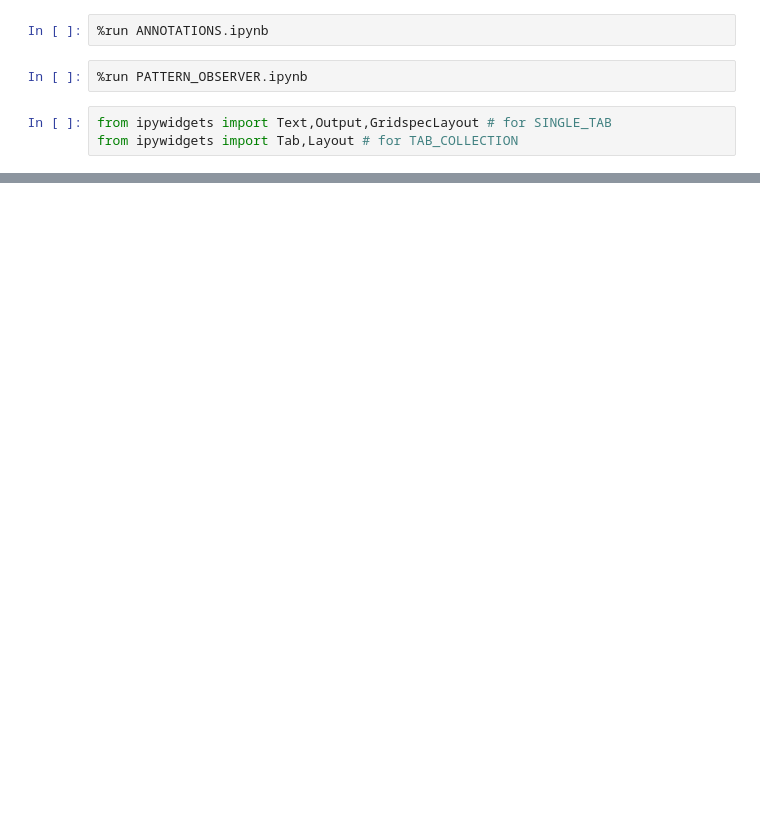
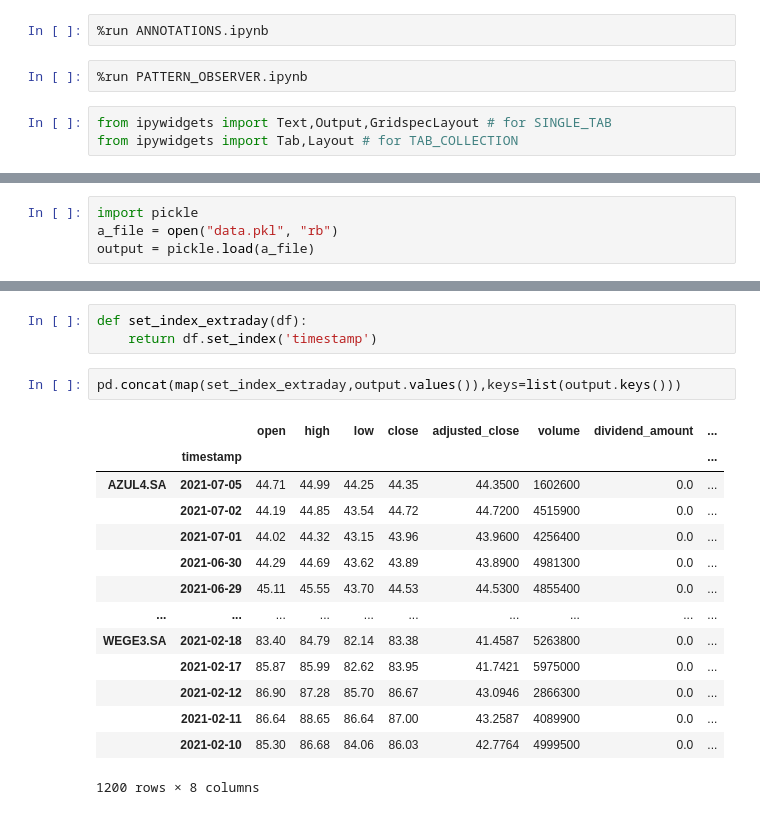
Before and after one commit to alfredtruong/backtest_viewer, a Jupyter notebook: VIEWING_TABS.ipynb, the cells around one changed output, grey strips where cells are left out. Cells and saved outputs as stored; diff of their text form; blank space fills up the shorter version.

```diff
--- a/VIEWING_TABS.ipynb
+++ b/VIEWING_TABS.ipynb
@@ -51,0 +8,4 @@ None
+# %%
+import pickle
+a_file = open("data.pkl", "rb")
+output = pickle.load(a_file)
@@ -51,0 +34,20 @@ None
+# %%
+def set_index_extraday(df):
+    return df.set_index('timestamp')
+# %%
+pd.concat(map(set_index_extraday,output.values()),keys=list(output.keys()))
+# %% [output]
+|  |  | open | high | low | close | adjusted_close | volume | dividend_amount | ... |
+|  | timestamp |  |  |  |  |  |  |  | ... |
+| AZUL4.SA | 2021-07-05 | 44.71 | 44.99 | 44.25 | 44.35 | 44.3500 | 1602600 | 0.0 | ... |
+|  | 2021-07-02 | 44.19 | 44.85 | 43.54 | 44.72 | 44.7200 | 4515900 | 0.0 | ... |
+|  | 2021-07-01 | 44.02 | 44.32 | 43.15 | 43.96 | 43.9600 | 4256400 | 0.0 | ... |
+|  | 2021-06-30 | 44.29 | 44.69 | 43.62 | 43.89 | 43.8900 | 4981300 | 0.0 | ... |
+|  | 2021-06-29 | 45.11 | 45.55 | 43.70 | 44.53 | 44.5300 | 4855400 | 0.0 | ... |
+| ... | ... | ... | ... | ... | ... | ... | ... | ... | ... |
+| WEGE3.SA | 2021-02-18 | 83.40 | 84.79 | 82.14 | 83.38 | 41.4587 | 5263800 | 0.0 | ... |
+|  | 2021-02-17 | 85.87 | 85.99 | 82.62 | 83.95 | 41.7421 | 5975000 | 0.0 | ... |
+|  | 2021-02-12 | 86.90 | 87.28 | 85.70 | 86.67 | 43.0946 | 2866300 | 0.0 | ... |
+|  | 2021-02-11 | 86.64 | 88.65 | 86.64 | 87.00 | 43.2587 | 4089900 | 0.0 | ... |
+|  | 2021-02-10 | 85.30 | 86.68 | 84.06 | 86.03 | 42.7764 | 4999500 | 0.0 | ... |
+1200 rows × 8 columns
```
Also changed, not shown: parts of 19 cells of this notebook, 8 other files.
